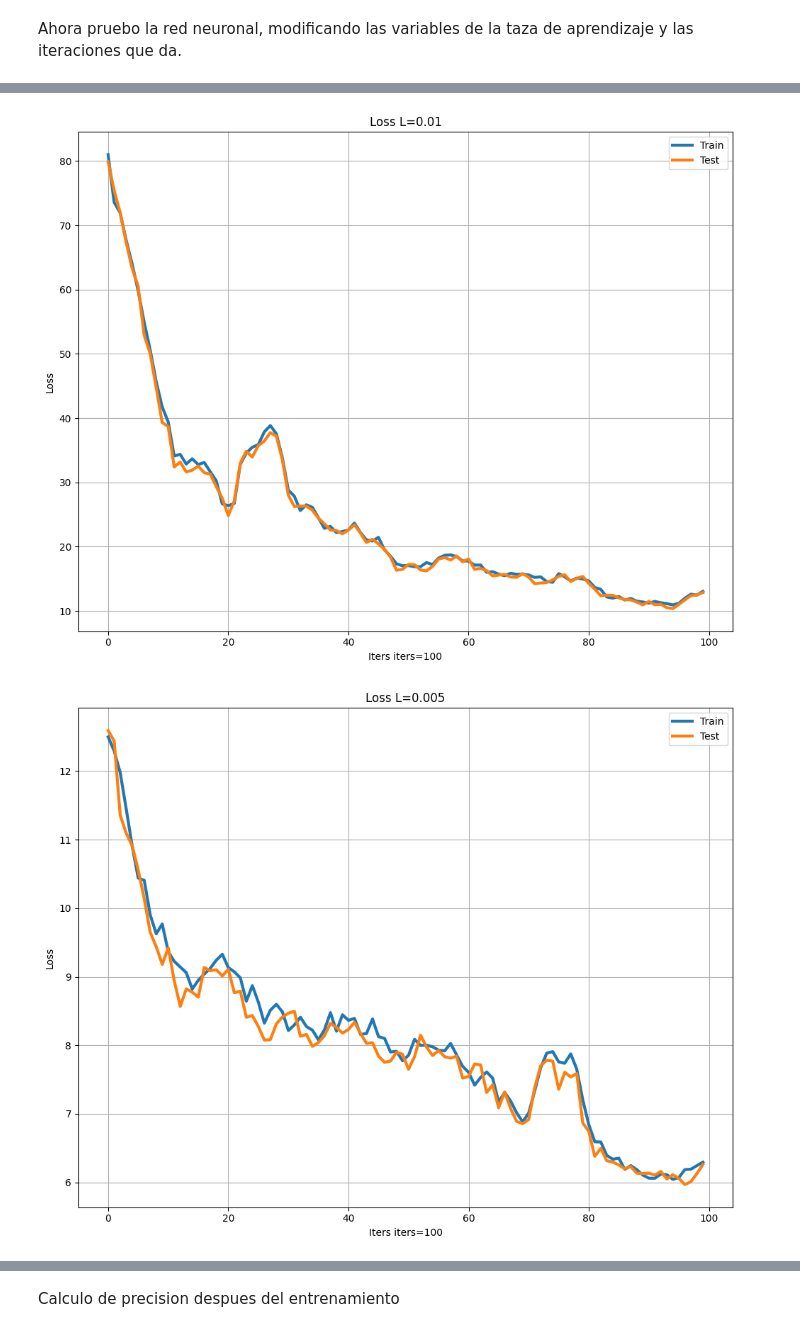
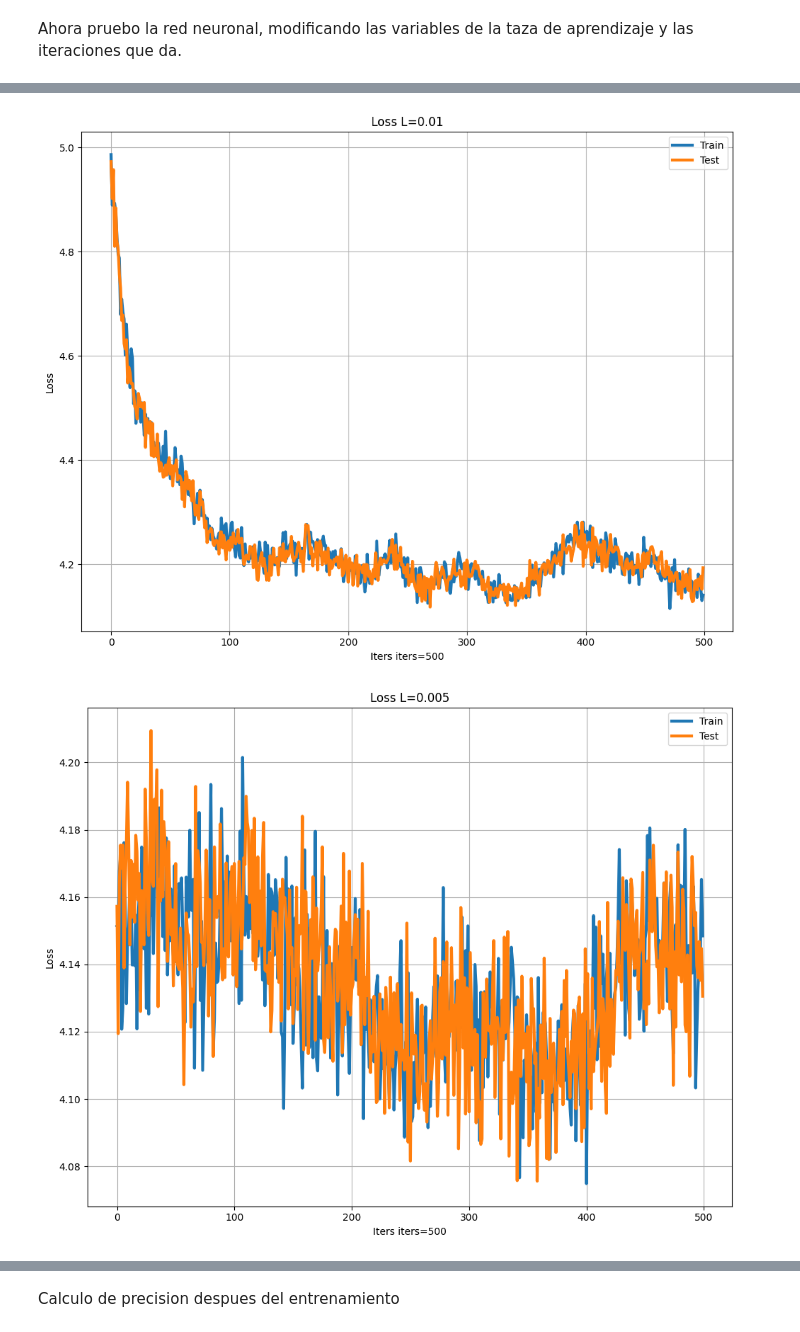
Before and after one commit to solalcaraz/TP-MATEIII-RN, a Jupyter notebook: TP_Mate_RNN_softmax.ipynb, the cells around one changed output, grey strips where cells are left out. Saved outputs shown, nothing was run; the diff lists cells and outputs as text; code cells hidden in the pictures.

```diff
--- a/TP_Mate_RNN_softmax.ipynb
+++ b/TP_Mate_RNN_softmax.ipynb
@@ -273,7 +250,7 @@ def backward_prop(z1, a1, z2, a2, x, y):
 
   error_upto_softmax = np.sum(d_xent(y, a2) * d_softmax(z2), axis = 0).reshape((-1, 1))
   error_upto_hidden = np.sum(error_upto_softmax * w_output, axis = 0).reshape((-1, 1))
-  error_upto_relu = np.sum(error_upto_hidden * d_relu(z1), axis = 0).reshape((-1, 1))
+  error_upto_relu = error_upto_hidden * d_relu(z1)
 
   dc_dw2 = error_upto_softmax.dot( a1.T )
   dc_db2 = error_upto_softmax
@@ -317,5 +287,5 @@ Se arma la funcion que grafica los valores de accuracy
 # %%
-def graficar_accuracy(L, train_l, test_l):
+def graficar_loss(L, train_l, test_l):
     #print(train_l)
     #print(test_l)
     iters = len(test_l)
@@ -346,25 +348,2 @@ def graficar_accuracy(L, train_l, test_l):
 # %% [markdown]
 Se define una funcion que contiene el entrenamiento de la red neuronal para asi encontrar los valores mas optimos para la misma. La red ya esta definida para la utilizacion de todas las variables y funciones declaradas anteriormente.
-# %%
-def calcular_loss():
-  loss_train = 0
-  loss_test = 0
-  np.set_printoptions(precision=5, suppress=False)
-  iters = 2500
-  for i in range(iters):
-    idx = np.random.randint(0, len(x_test))
-    test_predictions = forward_prop(x_test[idx].T)[3]
-    loss_individual_test =  xent(test_predictions, y_test[idx].reshape(128,1))
-    loss_test += loss_individual_test
-
-    jdx = np.random.randint(0, len(x_train))
-    train_predictions = forward_prop(x_train[jdx].T)[3]
-    loss_individual_train =  xent(train_predictions, y_train[jdx].reshape(128,1))
-    loss_train += loss_individual_train
-
-  return loss_test/iters, loss_train/iters
-
-# Se muestra el valor del accuracy antes del entrenamiento
-loss_test, loss_train = calcular_loss()
-print(loss_test)
-print(loss_train)
@@ -376,7 +352,7 @@ def red_neuronal (L, epoch, momentum, w_hidden, w_output, b_hidden, b_output,upd
 
   loss_test_l = []
   loss_train_l = []
-  # Ejecutar descenso de gradiente
+  # Ejecutar descenso de gradiente con inercia
   for i in range(epoch):
     # Seleccion aleatoria de unos de los datos de entrenamiento
     idx = [np.random.randint(0,len(x_train))]
@@ -388,7 +364,7 @@ def red_neuronal (L, epoch, momentum, w_hidden, w_output, b_hidden, b_output,upd
     # Distribuir el error a traves de la retro propagacion, devolver pendientes para pesos y sesgo
     dw_hidden, db_hidden, dw_output, db_output = backward_prop(z1, a1, z2, a2, x_sample, y_sample)
 
-    # Actualizar pesos y sesgos
+    # Actualizar pesos y sesgos y sus respectivas inercias
 
     update_w1 = -L * dw_hidden + momentum * update_w1
     update_b1 = -L * db_hidden + momentum * update_b1
@@ -404,14 +380,11 @@ def red_neuronal (L, epoch, momentum, w_hidden, w_output, b_hidden, b_output,upd
     loss_test_l.append(loss_test)
     loss_train_l.append(loss_train)
 
-  graficar_accuracy(L=L,train_l=loss_train_l, test_l=loss_test_l)
-
-  #print(dw_hidden, b_hidden, w_output, b_output, sep="\n")
-  #print("\n\n")
+  graficar_loss(L=L,train_l=loss_train_l, test_l=loss_test_l)
 # %% [markdown]
 Ahora pruebo la red neuronal, modificando las variables de la taza de aprendizaje y las iteraciones que da.
 # %%
-iter = 100  #, 1_000, 10_000
+iter = 500  #, 1_000, 10_000
 L_l = [0.05, 0.01, 0.005, 0.001]
 momentum = 0.9
 
@@ -444,6 +417,11 @@ for L in L_l:
                 b_hidden=b_hidden, b_output=b_output,
                 update_w1=update_w1,update_b1=update_b1,
                 update_w2=update_w2,update_b2=update_b2)
+  print(f'L = {L}')
+  print(f'Loss test: {calcular_loss()[0]}')
+  print(f'Loss train: {calcular_loss()[1]}')
+  print(f'Accuracy Test = {round((calcular_accuracy()[0]/calcular_accuracy()[2]*100),3)}%')
+  print(f'Accuracy Train = {round((calcular_accuracy()[1]/calcular_accuracy()[2]*100),3)}%')
 
       # Calculo la precision y por cada iteracion la guardo para realizar el grafico
 # %% [output]
@@ -451,2 +449,2 @@ for L in L_l:
-[figure, old version]
+[figure, new version]
-[figure, old version]
+[figure, new version]
```
Also changed, not shown: parts of 19 cells of this notebook.
